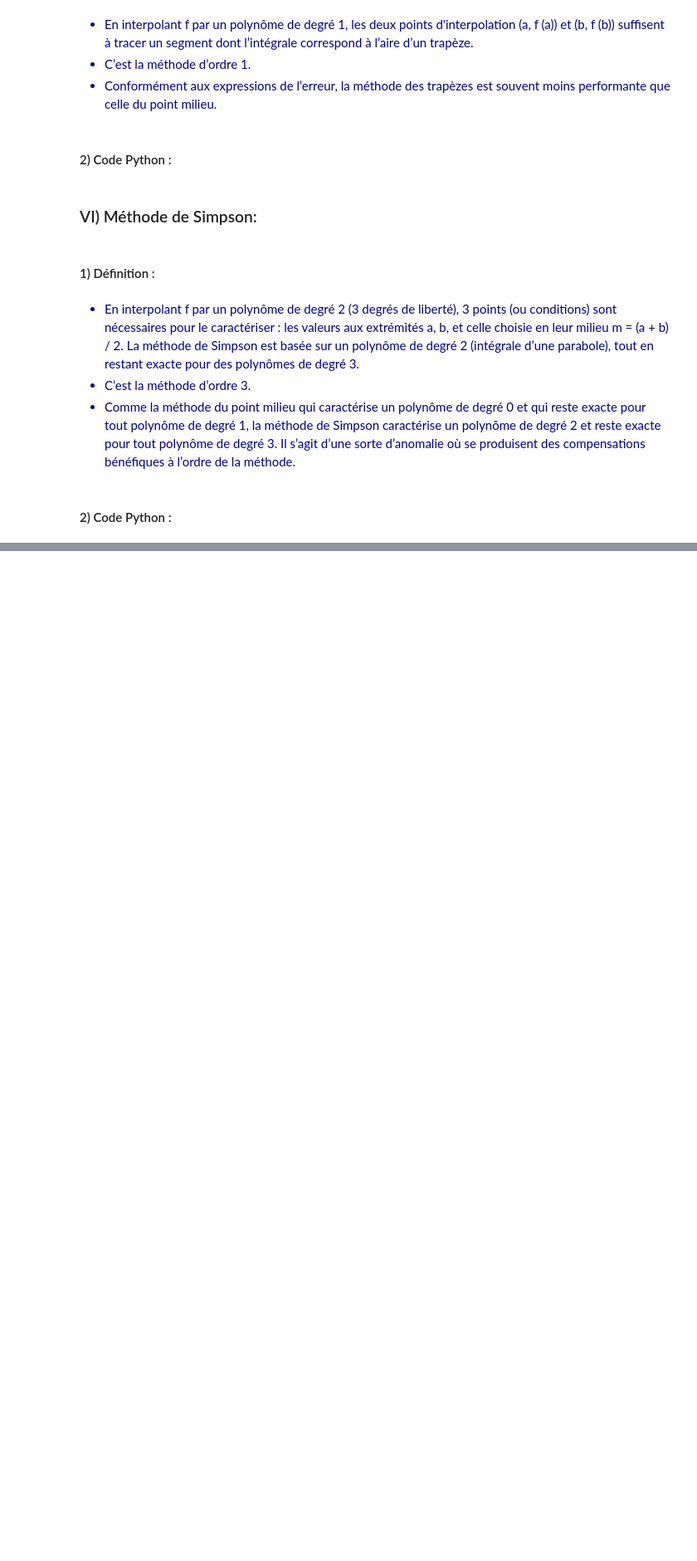
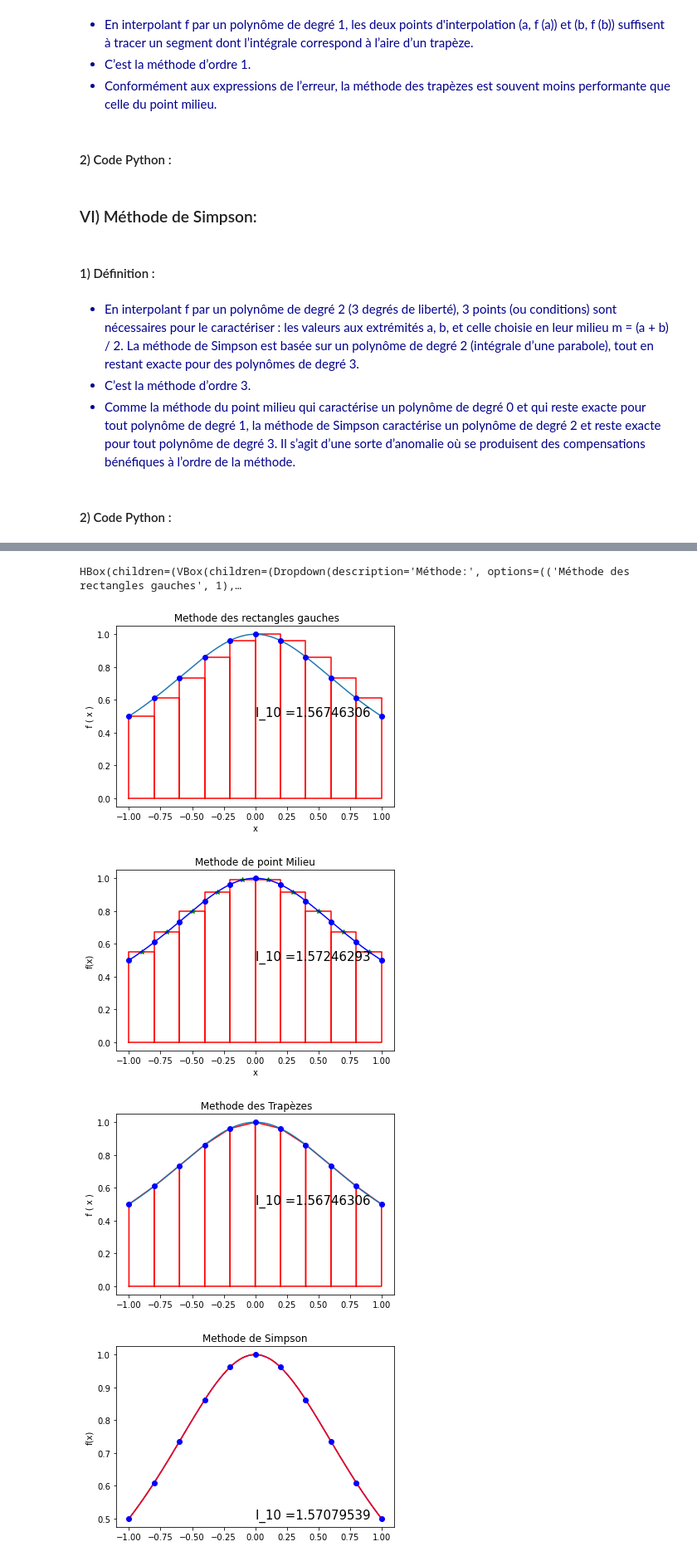
Before and after one commit to BoussaidSyrine/Analyse-Numerique, a Jupyter notebook: TP3.ipynb, the cells around one changed output, grey strips where cells are left out. Shown: that part at 83% size. Drawn from its saved outputs; the diff is of its cells as text; code cells hidden in the pictures; blank space fills up the shorter version.

```diff
--- a/TP3.ipynb
+++ b/TP3.ipynb
@@ -228,0 +231,16 @@ class Simpson (object):
+# %%
+def sim(n,f):
+    RG=RectangleG(-1,1,n,f)
+    RM=RectangleM(-1,1,n,f)
+    T=Trapezoidal(-1,1,n,f)
+    S=Simpson(-1,1,n,f)
+    fig= plt.figure(figsize=(24,8))
+    plt.subplot(221)
+    RG.Graph(f)
+    plt.subplot(222)
+    RM.Graph(f)
+    plt.subplot(223)
+    T.Graph(f)
+    plt.subplot(224)
+    S.Graph(f)
+    plt.show()
@@ -228,0 +251,47 @@ class Simpson (object):
+# %%
+Method=widgets.Dropdown(
+    options=[('Méthode des rectangles gauches',1), ('Méthode du point milieu',2), ('Méthode des trapèzes',3), ('Méthode de Simpson',4)],
+    description='Méthode:',
+
+)
+text_func=widgets.Text(value='', description='Fonction', continuous_update=False)
+text_a=widgets.Text(value='', description='a', continuous_update=False)
+text_b=widgets.Text(value='', description='b', continuous_update=False)
+n=widgets.IntSlider(min=1, max=100, step=3, value=10)
+button=widgets.Button(description="Calculer")
+def sim(b):
+    dic={1:RectangleG,2:RectangleM,3:Trapezoidal,4:Simpson}
+    s=Method.value
+    plt.cla()
+    func=lambda x:eval(text_func.value)
+    R=dic[s](float(text_a.value), float(text_b.value),n.value,func)
+    R.Graph(func)
+def update_a(change):
+    change.new
+def update_b(change):
+    change.new
+def update_f(change):
+    change.new
+button.on_click(sim)
+text_func.observe(update_f,'value')
+text_a.observe(update_a,'value')
+text_b.observe(update_b,'value')
+output= widgets.Output()
+def make_boxes():
+    vbox1 = widgets.VBox([Method, text_func,text_a,text_b,n,button])
+    vbox2 = widgets.VBox([ output])
+    return vbox1, vbox2
+box_layout = widgets.Layout(
+        border='solid 2px gray' ,
+        margin='0px 10px 10px 0px',
+        padding='5px 5px 5px 5px')
+vbox1, vbox2 = make_boxes()
+vbox1.Layout = box_layout
+vbox2.Layout = box_layout
+widgets.HBox([vbox1, vbox2])
+# %% [output]
+HBox(children=(VBox(children=(Dropdown(description='Méthode:', options=(('Méthode des rectangles gauches', 1),…
+[figure, added]
+[figure, added]
+[figure, added]
+[figure, added]
```
Also changed, not shown: parts of 3 cells of this notebook.
